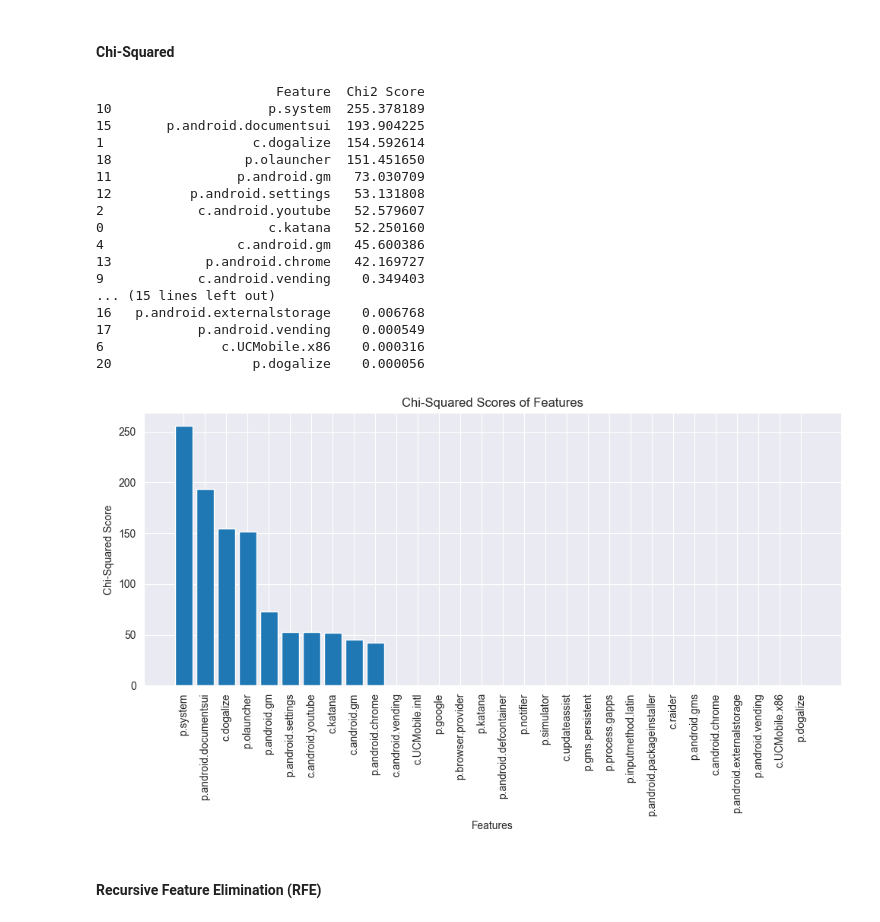
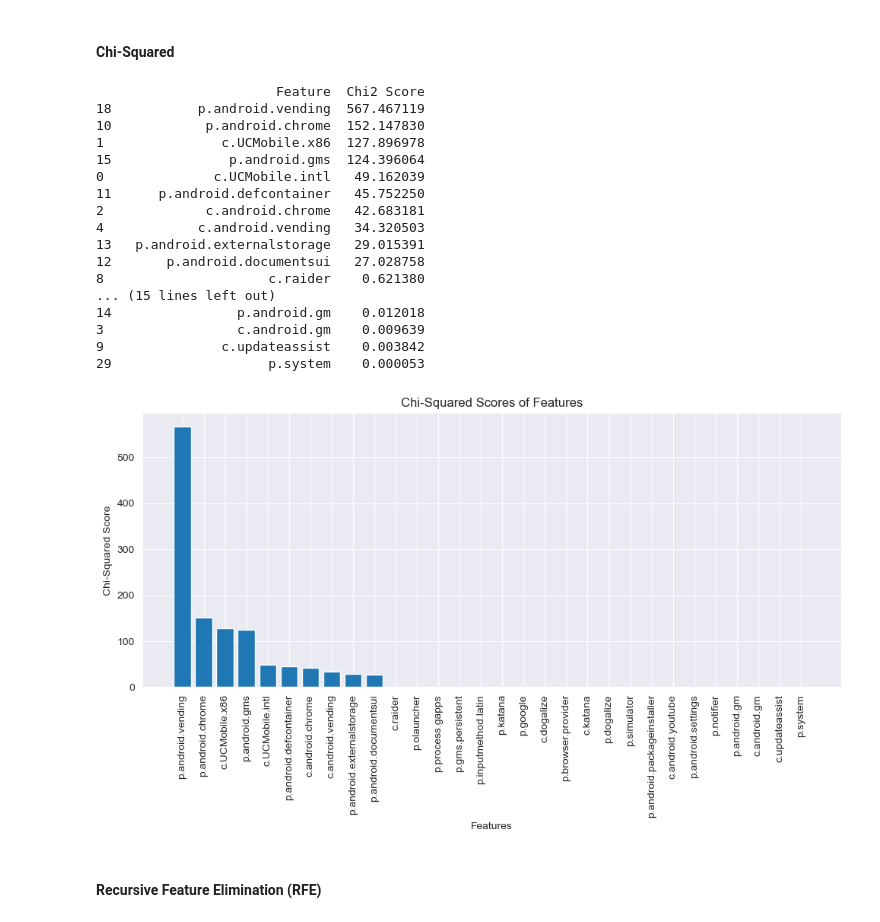
Before and after one commit to justAnArthur/iau-quest, a Jupyter notebook: 02.ipynb, the cells around one changed output. Saved outputs shown, nothing was run; the diff lists cells and outputs as text; code cells hidden in the pictures.

```diff
--- a/02.ipynb
+++ b/02.ipynb
@@ -298,5 +283,5 @@ def binary_encoding(df_b):
 # %%
-train_data = binary_encoding(train_data)
+train_mwra = binary_encoding(train_mwra)
 # %% [markdown]
 #### 2.1 C
 # %% [markdown]
@@ -510,54 +474,56 @@ selected_features_global['Variance Threshold'] = selected_features.tolist()
 # %% [markdown]
 #### Chi-Squared
 # %%
-X = df.drop('mwra', axis=1)
-y = df['mwra']
+X = train_data
+y = train_mwra
 
 # Ensure all features are non-negative
+from sklearn.preprocessing import MinMaxScaler
+
 X_scaled = MinMaxScaler().fit_transform(X)
 
 # Apply SelectKBest with chi2
 from sklearn.feature_selection import chi2
 from sklearn.feature_selection import SelectKBest
 
 selector = SelectKBest(score_func=chi2, k='all')
 selector.fit(X_scaled, y)
 scores = selector.scores_
 
 # Create a DataFrame to display scores
 feature_scores = pd.DataFrame({'Feature': X.columns, 'Chi2 Score': scores})
 feature_scores = feature_scores.sort_values(by='Chi2 Score', ascending=False)
 print(feature_scores)
 
 # Plotting
 
 plt.figure(figsize=(10, 6))
 plt.bar(feature_scores['Feature'], feature_scores['Chi2 Score'])
 plt.title('Chi-Squared Scores of Features')
 plt.ylabel('Chi-Squared Score')
 plt.xlabel('Features')
 plt.xticks(rotation=90)
 plt.tight_layout()
 plt.show()
 # %% [output]
                        Feature  Chi2 Score
-10                    p.system  255.378189
-15       p.android.documentsui  193.904225
-1                   c.dogalize  154.592614
-18                 p.olauncher  151.451650
-11                p.android.gm   73.030709
-12          p.android.settings   53.131808
-2            c.android.youtube   52.579607
-0                     c.katana   52.250160
-4                 c.android.gm   45.600386
-13            p.android.chrome   42.169727
-9            c.android.vending    0.349403
+18           p.android.vending  567.467119
+10            p.android.chrome  152.147830
+1               c.UCMobile.x86  127.896978
+15               p.android.gms  124.396064
+0              c.UCMobile.intl   49.162039
+11      p.android.defcontainer   45.752250
+2             c.android.chrome   42.683181
+4            c.android.vending   34.320503
+13   p.android.externalstorage   29.015391
+12       p.android.documentsui   27.028758
+8                     c.raider    0.621380
 ... (15 lines left out)
-16   p.android.externalstorage    0.006768
-17           p.android.vending    0.000549
-6               c.UCMobile.x86    0.000316
-20                  p.dogalize    0.000056
+14                p.android.gm    0.012018
+3                 c.android.gm    0.009639
+9               c.updateassist    0.003842
+29                    p.system    0.000053
-[figure, old version]
+[figure, new version]
 # %%
 # Append selections to global selection
 selected_features_global['Chi-Squared'] = X.columns[selector.get_support()].tolist()
```
Also changed, not shown: parts of 17 cells of this notebook.
